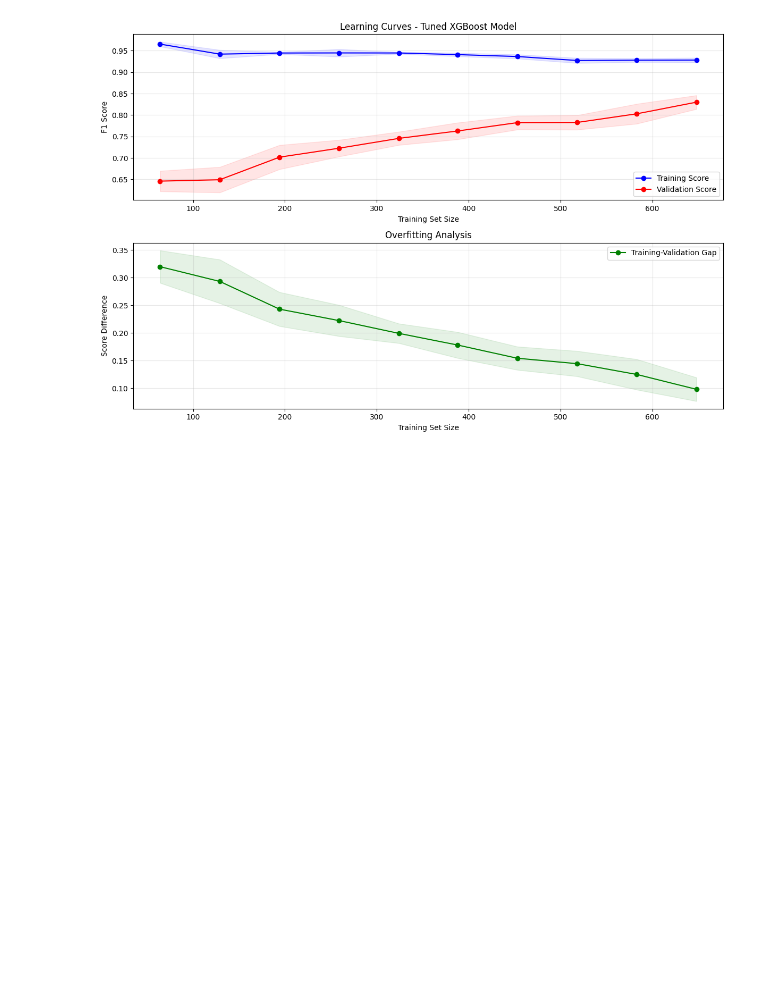
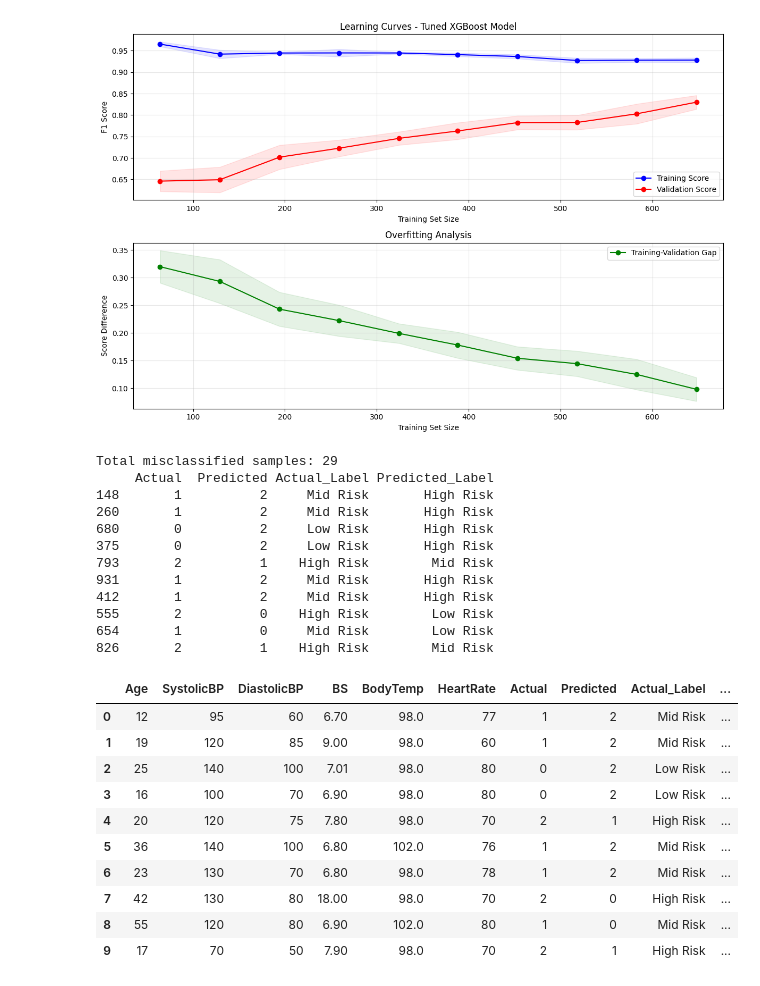
Before and after one commit to Joy-Dorcas/MATERNAL-HEALTH-RISK, a Jupyter notebook: code.ipynb, the cells around one changed output. Saved outputs shown, nothing was run; the diff lists cells and outputs as text; code cells hidden in the pictures; blank space fills up the shorter version.

```diff
--- a/code.ipynb
+++ b/code.ipynb
@@ -509,3 +535,59 @@ plt.tight_layout()
 plt.show()
 # %% [output]
 [figure]
+# %%
+import pandas as pd
+
+# Compare actual vs predicted
+results_df = pd.DataFrame({
+    "Actual": y_test_encoded,
+    "Predicted": y_pred_final_encoded
+})
+
+# Add original labels if you want human-readable names
+results_df["Actual_Label"] = results_df["Actual"].map({0: "Low Risk", 1: "Mid Risk", 2: "High Risk"})
+results_df["Predicted_Label"] = results_df["Predicted"].map({0: "Low Risk", 1: "Mid Risk", 2: "High Risk"})
+
+# Flag misclassifications
+misclassified = results_df[results_df["Actual"] != results_df["Predicted"]]
+
+print(f"Total misclassified samples: {len(misclassified)}")
+print(misclassified.head(10))  # show first 10
+
+# If you want to see which rows in X_test caused errors:
+X_test_misclassified = X_test.reset_index(drop=True).iloc[misclassified.reset_index(drop=True).index]
+
+detailed_misclassified = pd.concat([
+    X_test_misclassified,
+    misclassified.reset_index(drop=True)
+], axis=1)
+
+
+# Display full misclassified DataFrame
+import pandas as pd
+import IPython.display as disp
+disp.display(detailed_misclassified.head(10))  # show first 10 with features
+# %% [output]
+Total misclassified samples: 29
+     Actual  Predicted Actual_Label Predicted_Label
+148       1          2     Mid Risk       High Risk
+260       1          2     Mid Risk       High Risk
+680       0          2     Low Risk       High Risk
+375       0          2     Low Risk       High Risk
+793       2          1    High Risk        Mid Risk
+931       1          2     Mid Risk       High Risk
+412       1          2     Mid Risk       High Risk
+555       2          0    High Risk        Low Risk
+654       1          0     Mid Risk        Low Risk
+826       2          1    High Risk        Mid Risk
+|  | Age | SystolicBP | DiastolicBP | BS | BodyTemp | HeartRate | Actual | Predicted | Actual_Label | ... |
+| 0 | 12 | 95 | 60 | 6.70 | 98.0 | 77 | 1 | 2 | Mid Risk | ... |
+| 1 | 19 | 120 | 85 | 9.00 | 98.0 | 60 | 1 | 2 | Mid Risk | ... |
+| 2 | 25 | 140 | 100 | 7.01 | 98.0 | 80 | 0 | 2 | Low Risk | ... |
+| 3 | 16 | 100 | 70 | 6.90 | 98.0 | 80 | 0 | 2 | Low Risk | ... |
+| 4 | 20 | 120 | 75 | 7.80 | 98.0 | 70 | 2 | 1 | High Risk | ... |
+| 5 | 36 | 140 | 100 | 6.80 | 102.0 | 76 | 1 | 2 | Mid Risk | ... |
+| 6 | 23 | 130 | 70 | 6.80 | 98.0 | 78 | 1 | 2 | Mid Risk | ... |
+| 7 | 42 | 130 | 80 | 18.00 | 98.0 | 70 | 2 | 0 | High Risk | ... |
+| 8 | 55 | 120 | 80 | 6.90 | 102.0 | 80 | 1 | 0 | Mid Risk | ... |
+| 9 | 17 | 70 | 50 | 7.90 | 98.0 | 70 | 2 | 1 | High Risk | ... |
```
Also changed, not shown: parts of 7 cells of this notebook.
